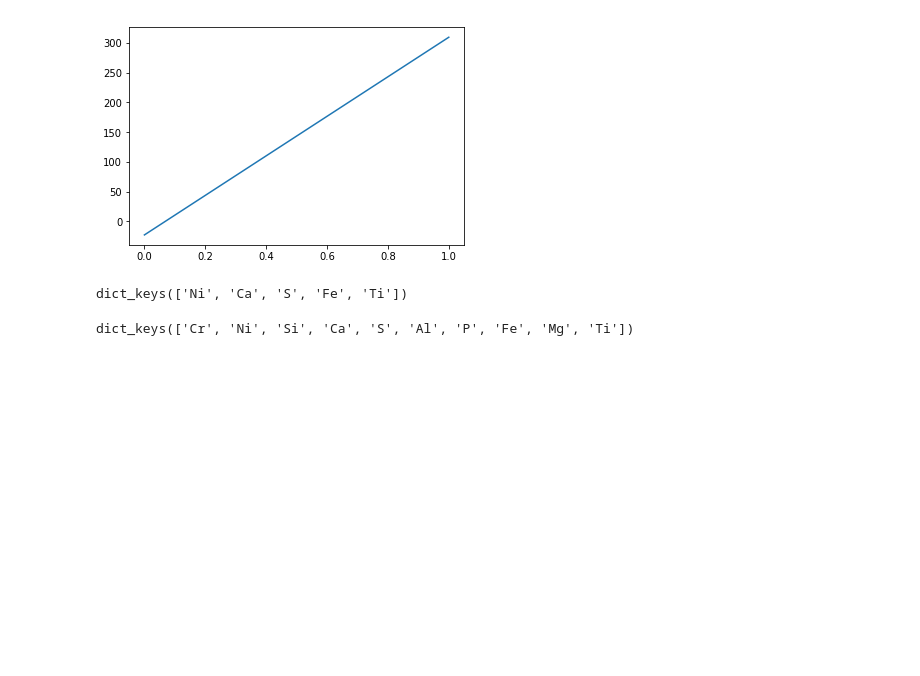
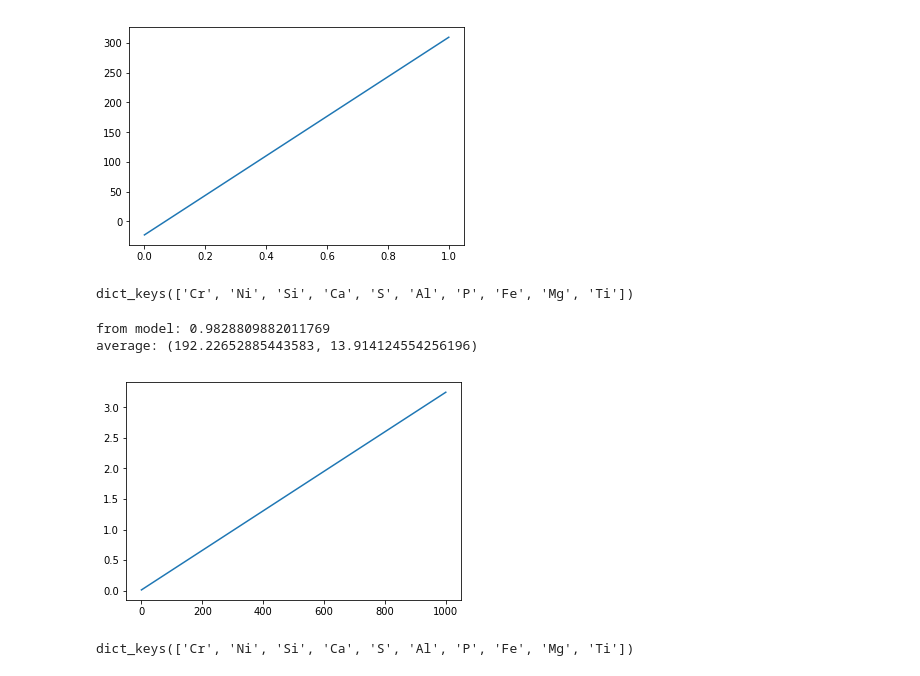
Before and after one commit to thedavekwon/meteorite, a Jupyter notebook: Calibration.ipynb, the cells around one changed output. Drawn from its saved outputs; the diff is of its cells as text; code cells hidden in the pictures; blank space fills up the shorter version.

```diff
--- a/Calibration.ipynb
+++ b/Calibration.ipynb
@@ -22,6 +22,7 @@ obj2_dirs = list(filter(lambda d: d[:9] == "obj2_32bt", [d for d in os.listdir('
 standards = {}
 for s in standard_dirs:
     tmp = s.split(".")[0].split("_")[-1]
+    if (tmp == )
     standards[tmp] = io.imread(data_dir+s)
 masks = {}
 for m in mask_dirs:
@@ -189,19 +181,3 @@ mask_maps
          [0, 0, 0, ..., 0, 0, 0],
          [0, 0, 0, ..., 0, 0, 0],
          [0, 0, 0, ..., 0, 0, 0]], dtype=uint32)}}
-# %%
-lin_models = {}
-for s in standards.keys():
-    x = []
-    y = []
-    for m in masks.keys():
-        dd = mask_maps[m][s].flatten()
-        dd = dd[dd != 0]
-        for d in dd:
-            if s in weights[m].keys():
-                x.append(weights[m][s])
-            else:
-                x.append(0)
-            y.append(d)
-    if (len(x)):
-        lin_models[s] = np.poly1d(np.polyfit(x, y, 1))
@@ -216,10 +190,40 @@ print("average: {}".format(average_std("NiS","Ni")))
 from model: 182.67876501225447
 average: (192.22652885443583, 13.914124554256196)
 [figure]
-# %%
-lin_models.keys()
-# %% [output]
-dict_keys(['Ni', 'Ca', 'S', 'Fe', 'Ti'])
+# %%
+weights["NiS"].keys()
+# %% [output]
+dict_keys(['Cr', 'Ni', 'Si', 'Ca', 'S', 'Al', 'P', 'Fe', 'Mg', 'Ti'])
+# %%
+lin_models = {}
+i = 0.00000001
+for s in standards.keys():
+    x = []
+    y = []
+    for m in masks.keys():
+        dd = mask_maps[m][s].flatten()
+        dd = dd[dd != 0]
+        for d in dd:
+            if s in weights[m].keys():
+                if (weights[m][s] != 0):
+                    x.append(weights[m][s])
+                else:
+                    x.append(i)
+                    i = i + 0.01
+                    if (i > 0.03):
+                        i = 0.01
+            y.append(d)
+    if (len(x)):
+        lin_models[s] = np.poly1d(np.polyfit(y, x, 1))
+# %%
+x = np.linspace(0, 1000, 10000)
+plt.plot(x, lin_models["Ni"](x))
+print("from model: {}".format(lin_models["Ni"](300)))
+print("average: {}".format(average_std("NiS","Ni")))
+# %% [output]
+from model: 0.9828809882011769
+average: (192.22652885443583, 13.914124554256196)
+[figure, added]
 # %%
 standards.keys()
 # %% [output]
```
Also changed, not shown: parts of 7 cells of this notebook.
